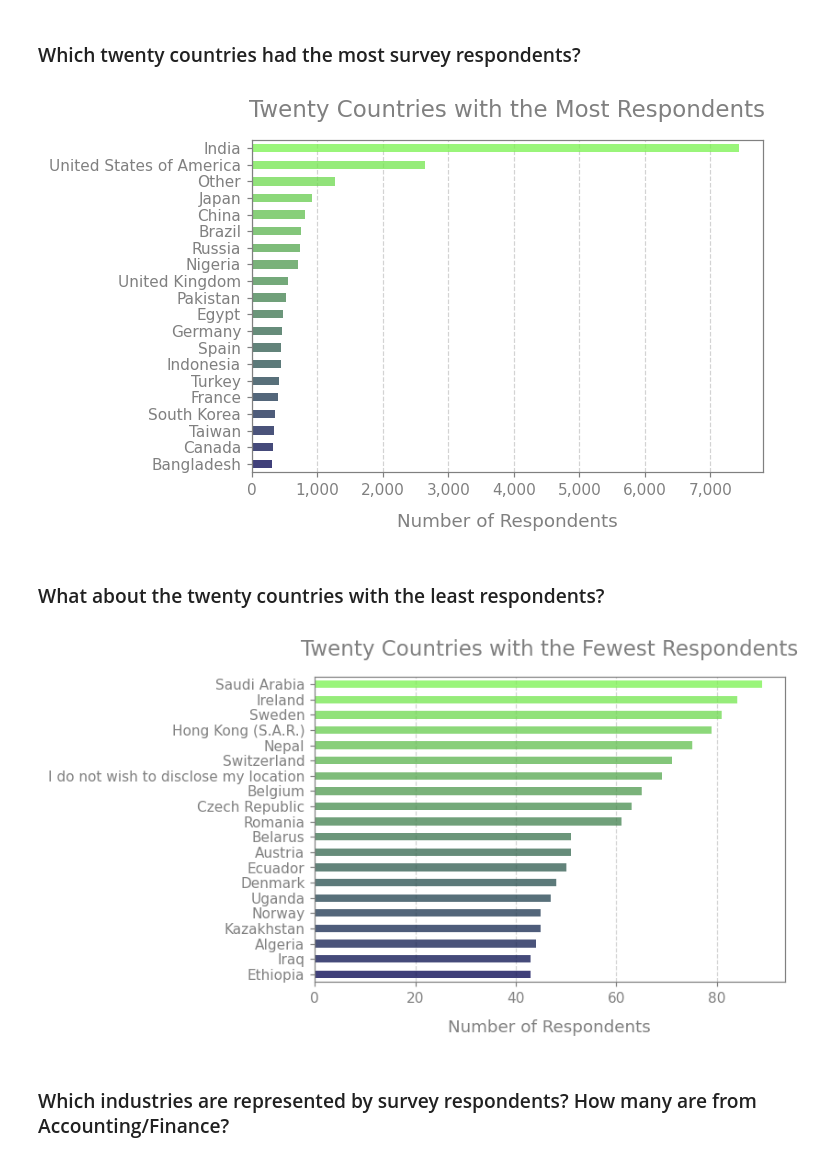
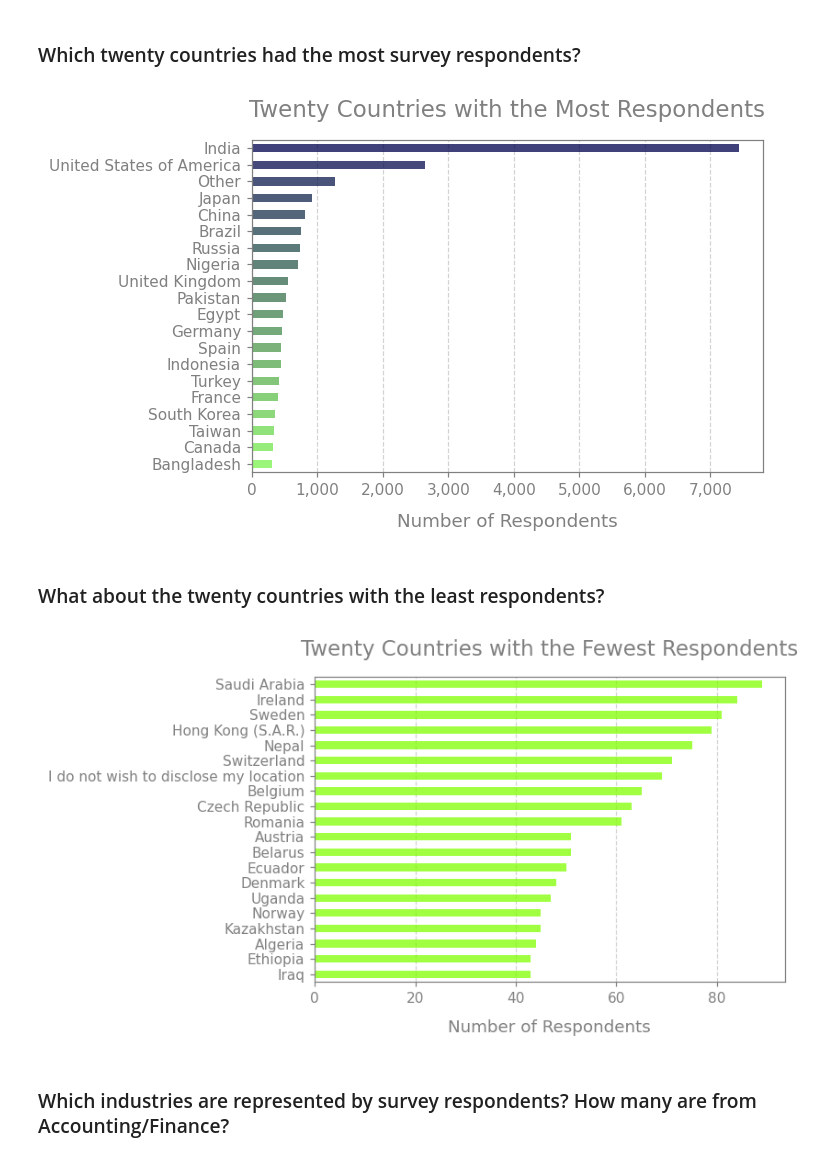
Before and after one commit to yksnilowyrahcaz/2021_Kaggle_Survey_EDA, a Jupyter notebook: 2021_Kaggle_Survey_Accounting_&_Finance_Industry_EDA.ipynb, the cells around one changed output. Cells and saved outputs as stored; diff of their text form; code cells hidden in the pictures.

```diff
--- a/2021_Kaggle_Survey_Accounting_&_Finance_Industry_EDA.ipynb
+++ b/2021_Kaggle_Survey_Accounting_&_Finance_Industry_EDA.ipynb
@@ -220,7 +222,7 @@ countries_df = survey_df['Q3'].value_counts()
 countries_df = countries_df[:20].sort_values()
 
 # make a color map with a gradient along the Red/Green dimensions
-colors = [(x/40.0, x/20.0, 0.3) for x in range(len(countries_df))]
+colors = [(x/40.0, x/20.0, 0.3) for x in list(range(len(countries_df)))[::-1]]
 
 with plt.rc_context({'axes.edgecolor':'grey', 'xtick.color':'grey', 'ytick.color':'grey'}):
     ax = countries_df.plot(kind='barh', color=colors, alpha=.75)
@@ -230,28 +232,25 @@ with plt.rc_context({'axes.edgecolor':'grey', 'xtick.color':'grey', 'ytick.color
     ax.xaxis.set_major_formatter(mpl.ticker.StrMethodFormatter('{x:,.0f}'))
     ax.xaxis.grid(color='lightgray', linestyle='--');
 # %% [output]
-[figure, old version]
+[figure, new version]
 # %% [markdown]
 ### What about the twenty countries with the least respondents?
 # %%
 # plot the twenty countries with the most respondents
 plt.figure(figsize=(6,4))
 plt.tight_layout()
 countries_df = survey_df['Q3'].value_counts()
 countries_df = countries_df[-20:].sort_values()
 
-# make a color map with a gradient along the Red/Green dimensions
-colors = [(x/40.0, x/20.0, 0.3) for x in range(len(countries_df))]
-
 with plt.rc_context({'axes.edgecolor':'grey', 'xtick.color':'grey', 'ytick.color':'grey'}):
-    ax = countries_df.plot(kind='barh', color=colors, alpha=.75)
+    ax = countries_df.plot(kind='barh', color='chartreuse', alpha=.75)
     ax.set_xlabel('Number of Respondents',fontsize=12, color='grey', labelpad=10)
     ax.set_title('Twenty Countries with the Fewest Respondents', fontsize=15, color='grey', pad=15)
     ax.set_axisbelow(True)
     ax.xaxis.set_major_formatter(mpl.ticker.StrMethodFormatter('{x:,.0f}'))
     ax.xaxis.grid(color='lightgray', linestyle='--');
 # %% [output]
-[figure, old version]
+[figure, new version]
 # %% [markdown]
 ### Which industries are represented by survey respondents? How many are from Accounting/Finance?
 # %%
```
Also changed, not shown: parts of 12 cells of this notebook.
